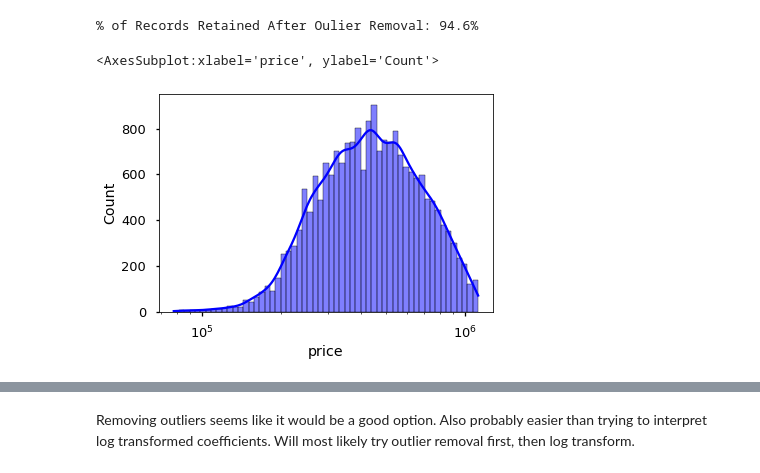
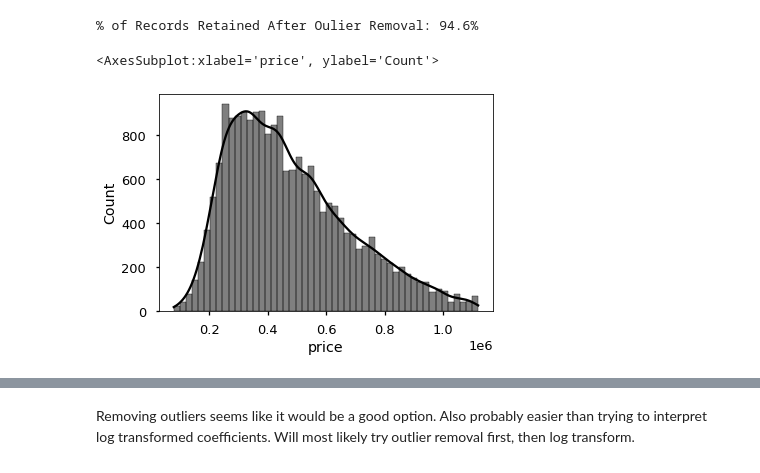
Before and after one commit to heathlikethecandybar/dsc-phase-2-project-v2-3, a Jupyter notebook: phase_2_project.ipynb, the cells around one changed output, grey strips where cells are left out. Saved outputs shown, nothing was run; the diff lists cells and outputs as text; code cells hidden in the pictures.

Commit message:
Updates to workbook, model evolution, and graphs

```diff
--- a/phase_2_project.ipynb
+++ b/phase_2_project.ipynb
@@ -488,8 +489,10 @@ print("% of Records Retained After Oulier Removal:",
 # %% [output]
 % of Records Retained After Oulier Removal: 94.6%
 # %%
+# taking a look at the new distribution less outliers
 price_check = df_clean['price'][~outliers_low | outliers_up]
-sns.histplot(data=price_check, kde=True, log_scale=True, color='blue')
+
+sns.histplot(data=price_check, kde=True, color='black')
 # %% [output]
 <AxesSubplot:xlabel='price', ylabel='Count'>
-[figure, old version]
+[figure, new version]
```
Also changed, not shown: parts of 72 cells of this notebook.
